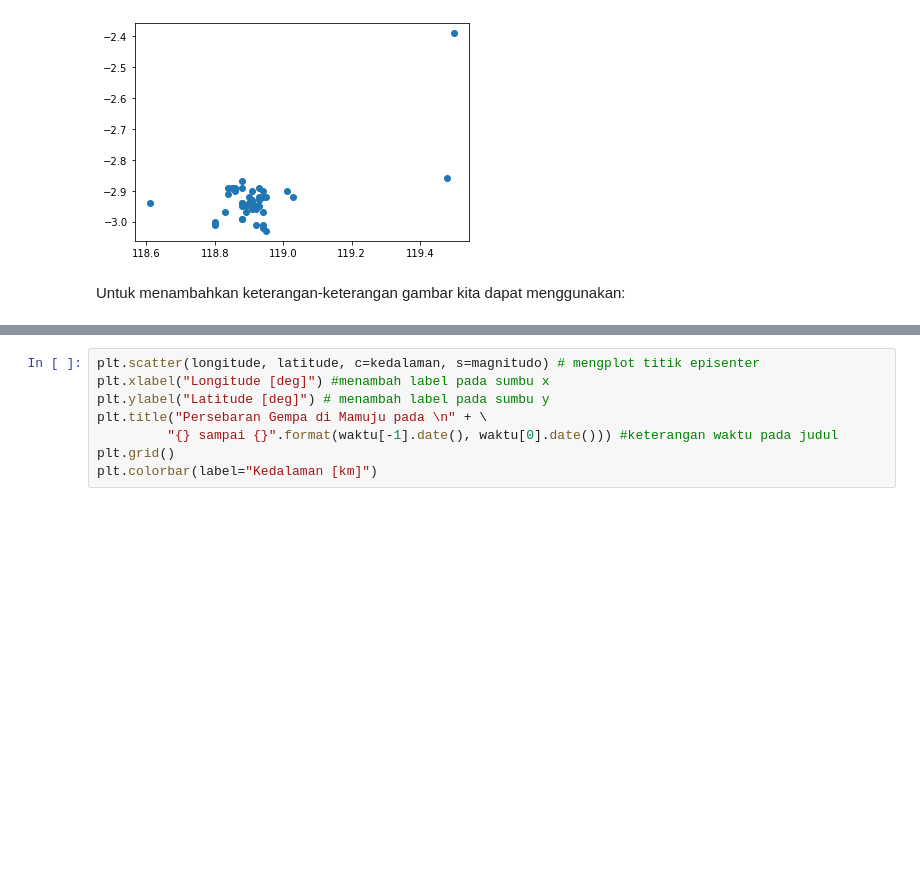
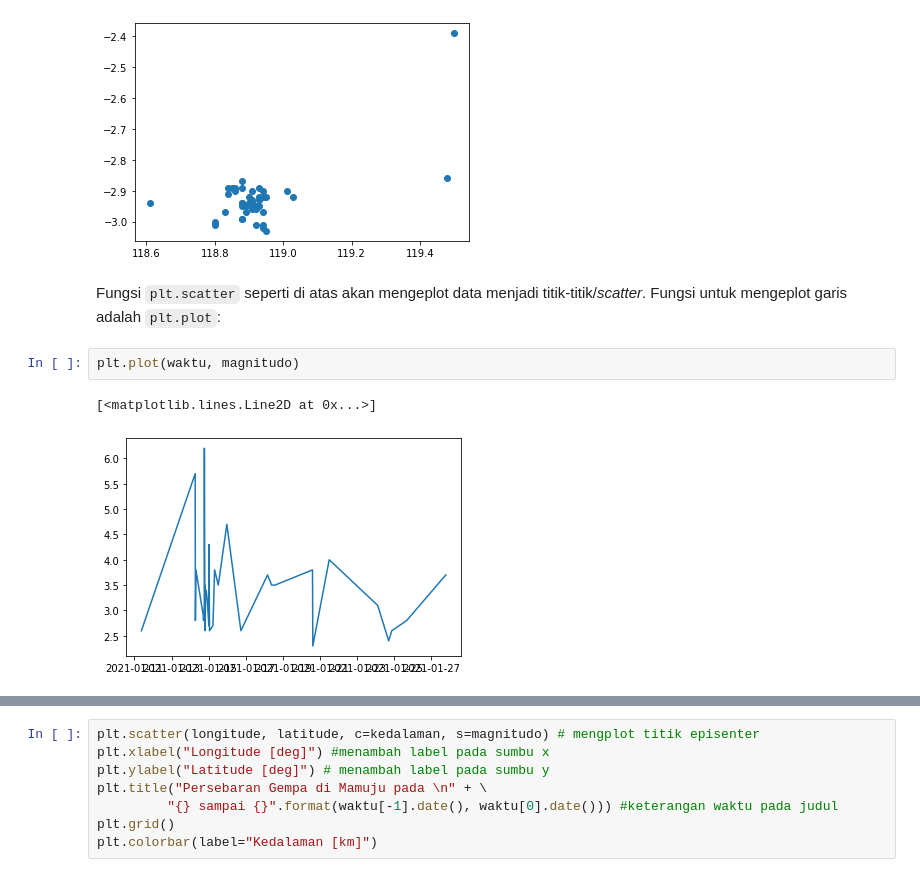
Before and after one commit to anangsahroni/geoscope-geohazard-workshop, a Jupyter notebook: 2_Materi_Dasar_Python.ipynb, the cells around one changed output, grey strips where cells are left out. Cells and saved outputs as stored; diff of their text form; blank space fills up the shorter version.

Commit message:
finish writing for visualization

```diff
--- a/2_Materi_Dasar_Python.ipynb
+++ b/2_Materi_Dasar_Python.ipynb
@@ -919,5 +920,10 @@ plt.scatter(longitude, latitude)
 # %% [output]
 <matplotlib.collections.PathCollection at 0x...>
 [figure]
-# %% [markdown]
-Untuk menambahkan keterangan-keterangan gambar kita dapat menggunakan:
+# %% [markdown]
+Fungsi `plt.scatter` seperti di atas akan mengeplot data menjadi titik-titik/*scatter*. Fungsi untuk mengeplot garis adalah `plt.plot`:
+# %%
+plt.plot(waktu, magnitudo)
+# %% [output]
+[<matplotlib.lines.Line2D at 0x...>]
+[figure, added]
```
Also changed, not shown: parts of 13 cells of this notebook, 2 other files.
